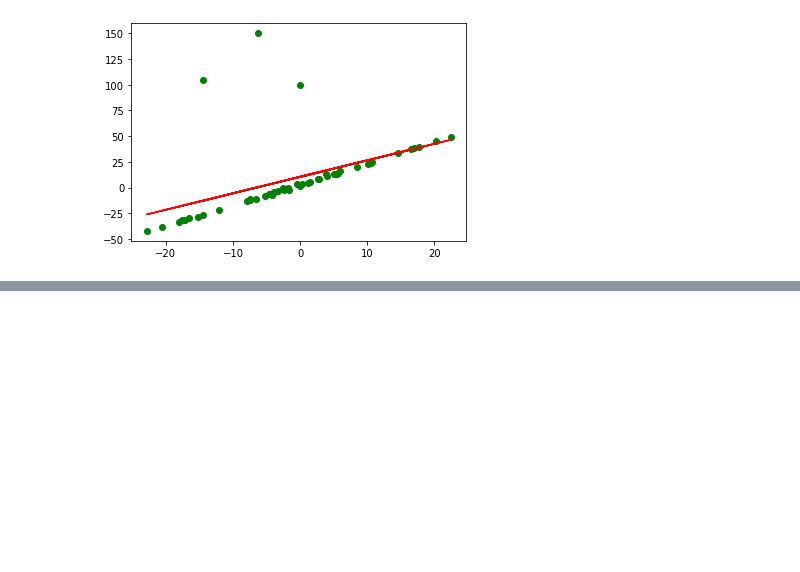
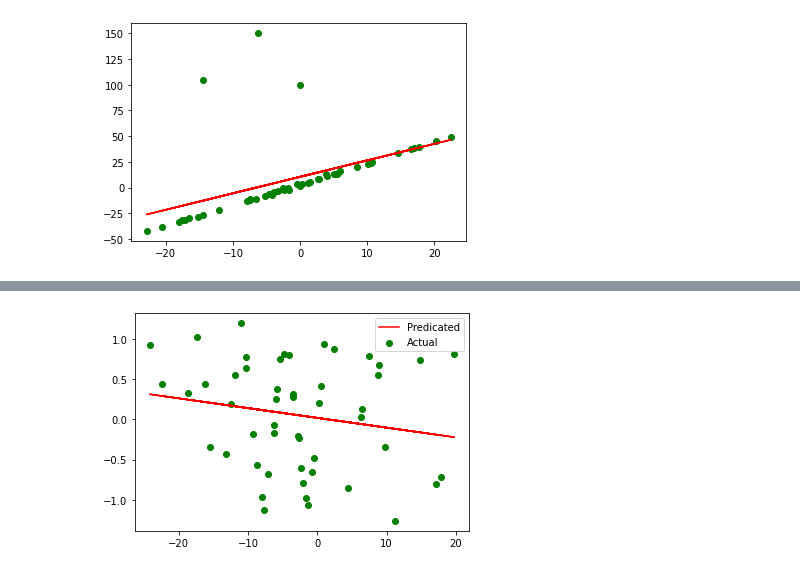
Before and after one commit to abughalib/ML-Starter, a Jupyter notebook: ML-3.ipynb, the cells around one changed output, grey strips where cells are left out. Cells and saved outputs as stored; diff of their text form; code cells hidden in the pictures; blank space fills up the shorter version.

```diff
--- a/ML-3.ipynb
+++ b/ML-3.ipynb
@@ -79,0 +81,16 @@ $\displaystyle \beta_1 = 1.6002856024322574$
+# %%
+from sklearn.linear_model import LinearRegression
+
+x = x.reshape(-1,1)
+y = y.reshape(-1,1)
+model = LinearRegression()
+model.fit(x, y)
+
+y_predict = model.predict(x)
+
+plt.plot(x, y_predict, color='r', label='Predicated')
+plt.scatter(x, y, color='g', label='Actual')
+plt.legend()
+plt.show()
+# %% [output]
+[figure, added]
```
Also changed, not shown: parts of 2 cells of this notebook, 10 other files.
